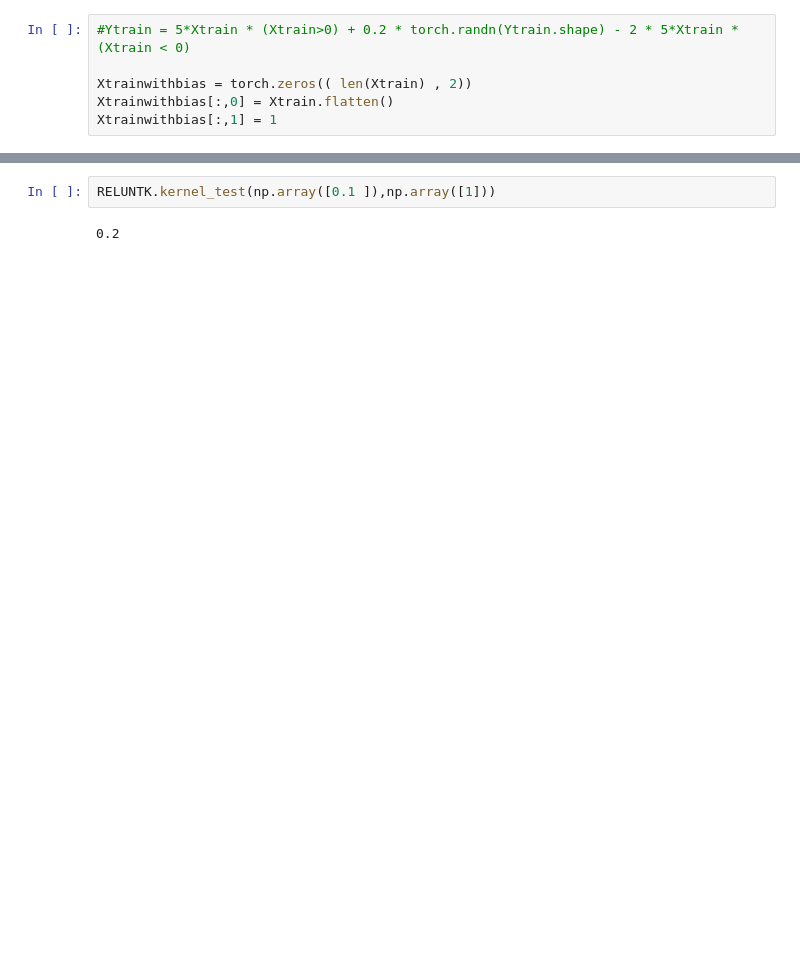
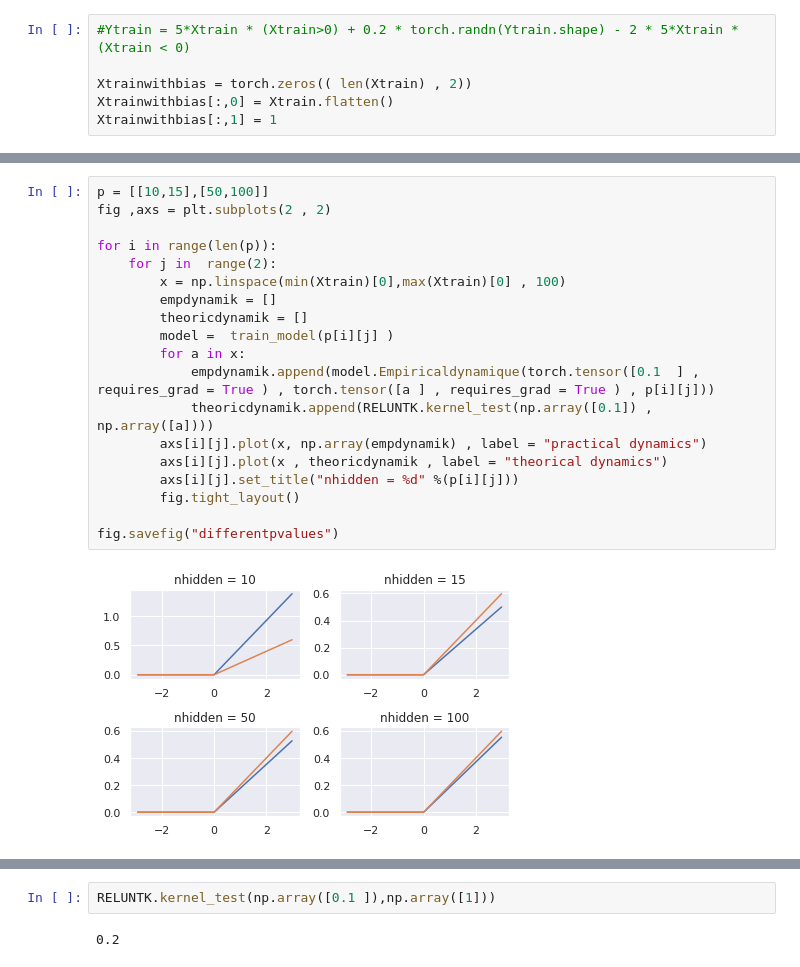
Before and after one commit to sadok95jee/NTK, a Jupyter notebook: NTK performance.ipynb, the cells around one changed output, grey strips where cells are left out. Drawn from its saved outputs; the diff is of its cells as text; blank space fills up the shorter version.

```diff
--- a/NTK performance.ipynb
+++ b/NTK performance.ipynb
@@ -64,0 +60,21 @@ KeyboardInterrupt:
+# %%
+p = [[10,15],[50,100]]
+fig ,axs = plt.subplots(2 , 2)
+
+for i in range(len(p)):
+    for j in  range(2):
+        x = np.linspace(min(Xtrain)[0],max(Xtrain)[0] , 100)
+        empdynamik = []
+        theoricdynamik = []
+        model =  train_model(p[i][j] )
+        for a in x:
+            empdynamik.append(model.Empiricaldynamique(torch.tensor([0.1  ] , requires_grad = True ) , torch.tensor([a ] , requires_grad = True ) , p[i][j]))
+            theoricdynamik.append(RELUNTK.kernel_test(np.array([0.1]) , np.array([a])))
+        axs[i][j].plot(x, np.array(empdynamik) , label = "practical dynamics")
+        axs[i][j].plot(x , theoricdynamik , label = "theorical dynamics")
+        axs[i][j].set_title("nhidden = %d" %(p[i][j]))
+        fig.tight_layout()
+
+fig.savefig("differentpvalues")
+# %% [output]
+[figure, added]
```
Also changed, not shown: parts of 11 cells of this notebook, 15 other files.
